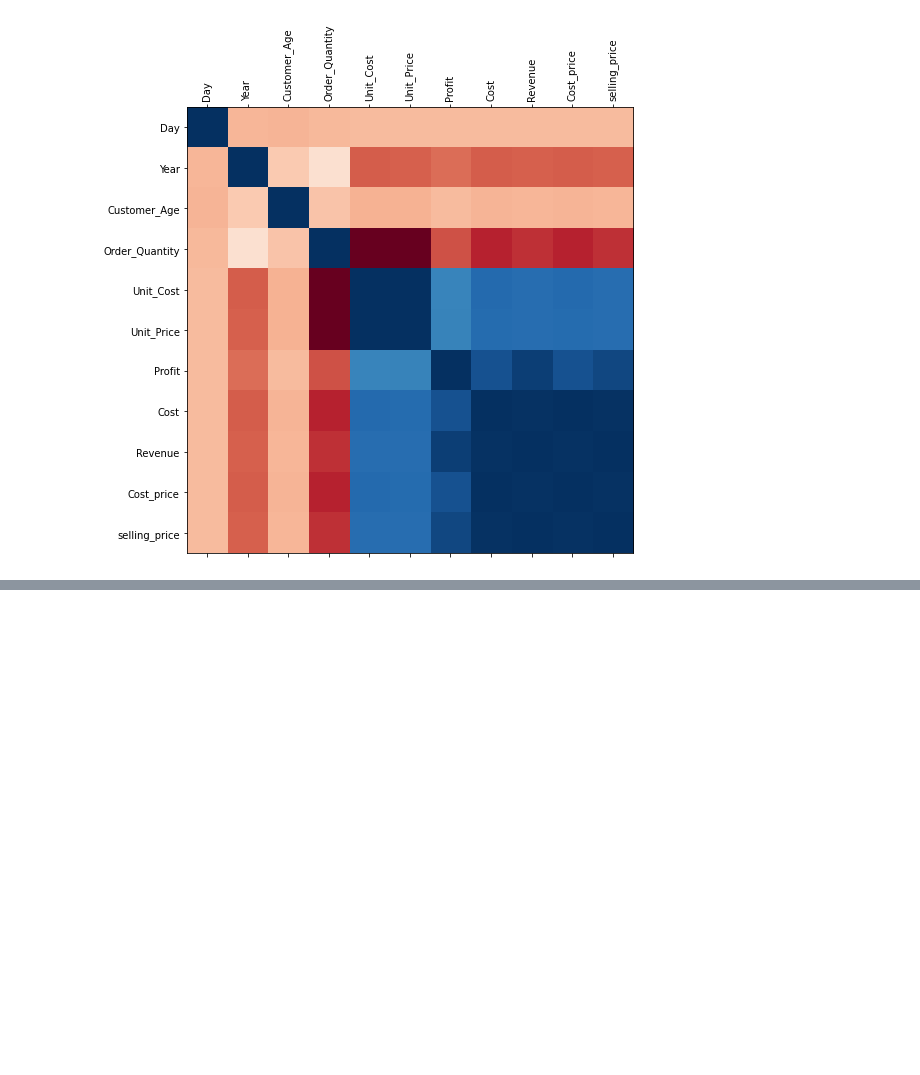
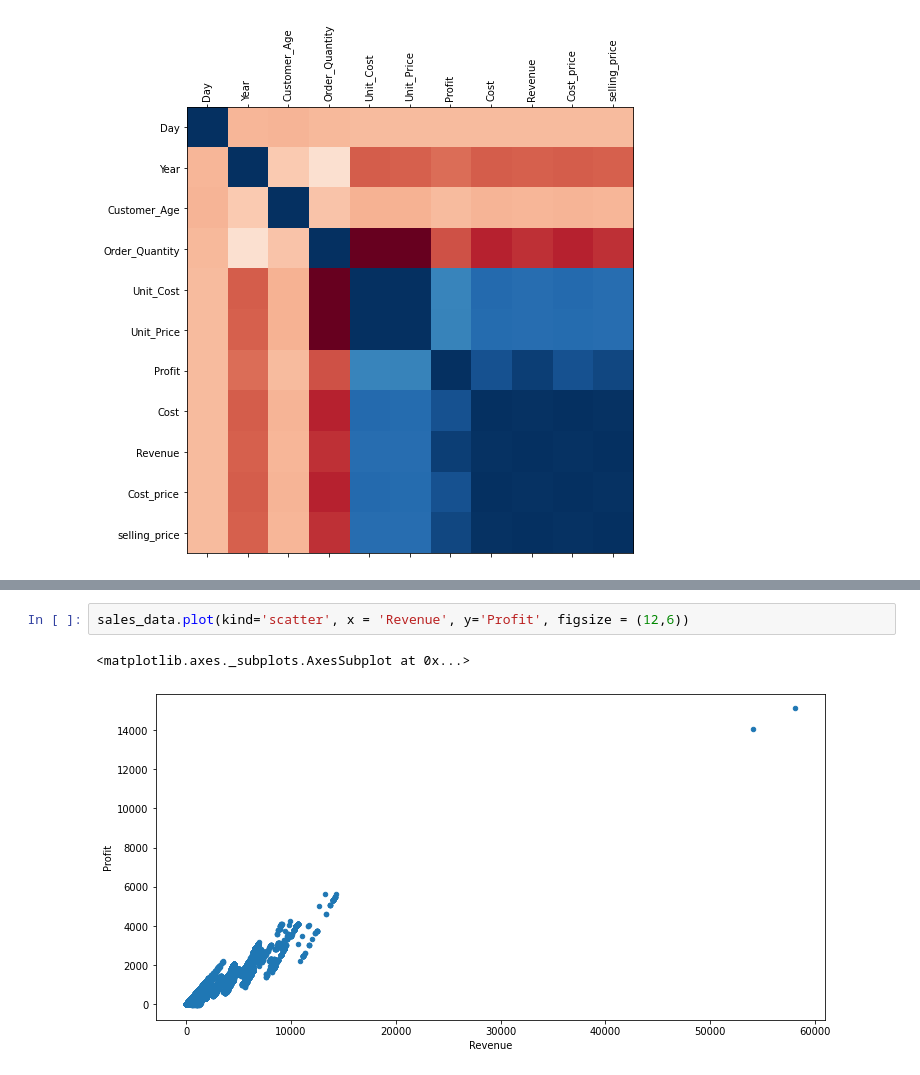
Before and after one commit to khimanshu138/Data-Analysis-with-Python, a Jupyter notebook: Sales_Data.ipynb, the cells around one changed output, grey strips where cells are left out. Saved outputs shown, nothing was run; the diff lists cells and outputs as text; blank space fills up the shorter version.

```diff
--- a/Sales_Data.ipynb
+++ b/Sales_Data.ipynb
@@ -117,0 +106,5 @@ set1.groupby(['State', 'Product_Category','Sub_Category']).size().reset_index(na
+# %%
+sales_data.plot(kind='scatter', x = 'Revenue', y='Profit', figsize = (12,6))
+# %% [output]
+<matplotlib.axes._subplots.AxesSubplot at 0x...>
+[figure, added]
```
Also changed, not shown: parts of 3 cells of this notebook.
